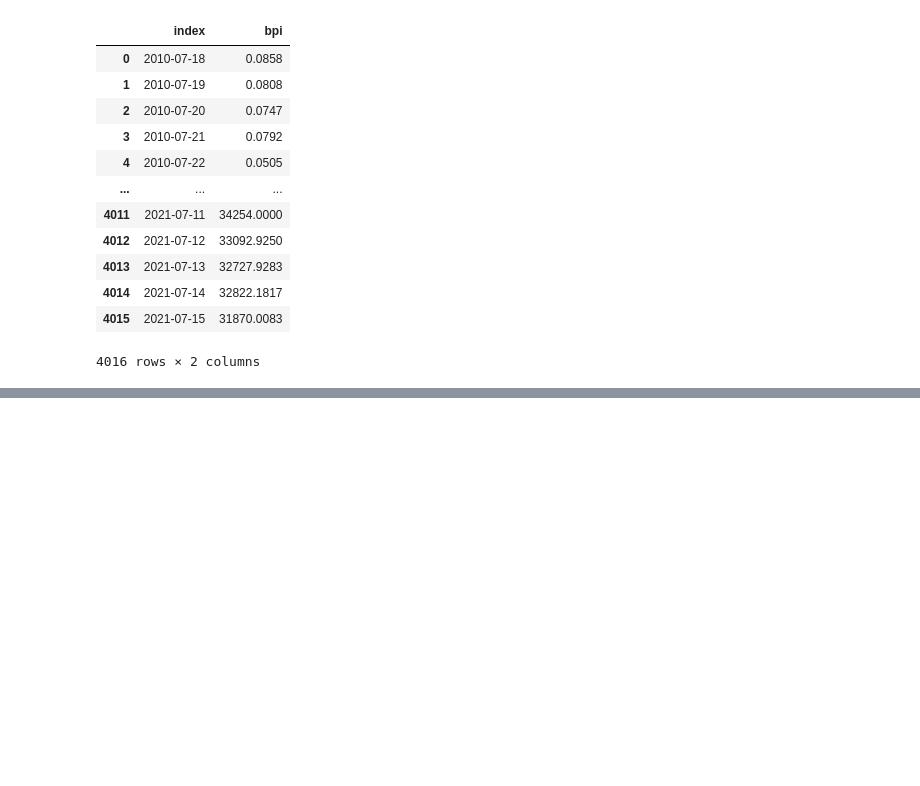
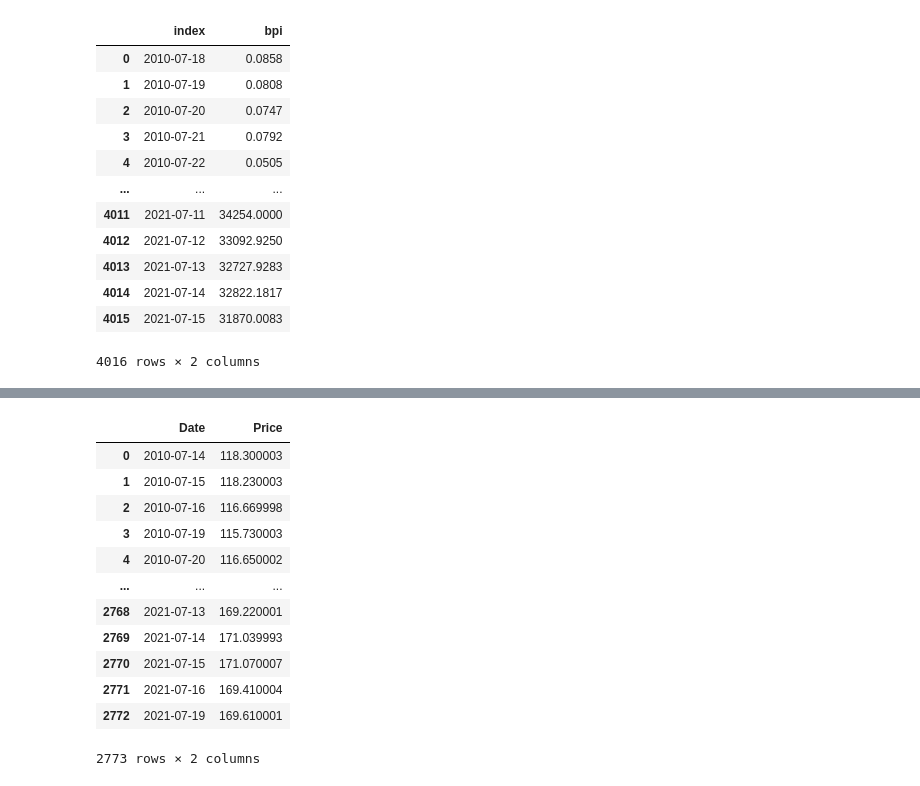
Before and after one commit to RobDoesData/btccagr-calc, a Jupyter notebook: Untitled.ipynb, the cells around one changed output, grey strips where cells are left out. Saved outputs shown, nothing was run; the diff lists cells and outputs as text; code cells hidden in the pictures; blank space fills up the shorter version.

```diff
--- a/Untitled.ipynb
+++ b/Untitled.ipynb
@@ -104,0 +197,16 @@ testout.to_csv('btcprice.csv',index=False)
+# %%
+ticker_history.merge(date_series)
+# %% [output]
+|  | Date | Price |
+| 0 | 2010-07-14 | 118.300003 |
+| 1 | 2010-07-15 | 118.230003 |
+| 2 | 2010-07-16 | 116.669998 |
+| 3 | 2010-07-19 | 115.730003 |
+| 4 | 2010-07-20 | 116.650002 |
+| ... | ... | ... |
+| 2768 | 2021-07-13 | 169.220001 |
+| 2769 | 2021-07-14 | 171.039993 |
+| 2770 | 2021-07-15 | 171.070007 |
+| 2771 | 2021-07-16 | 169.410004 |
+| 2772 | 2021-07-19 | 169.610001 |
+2773 rows × 2 columns
```
Also changed, not shown: parts of 36 cells of this notebook, 17 other files.
